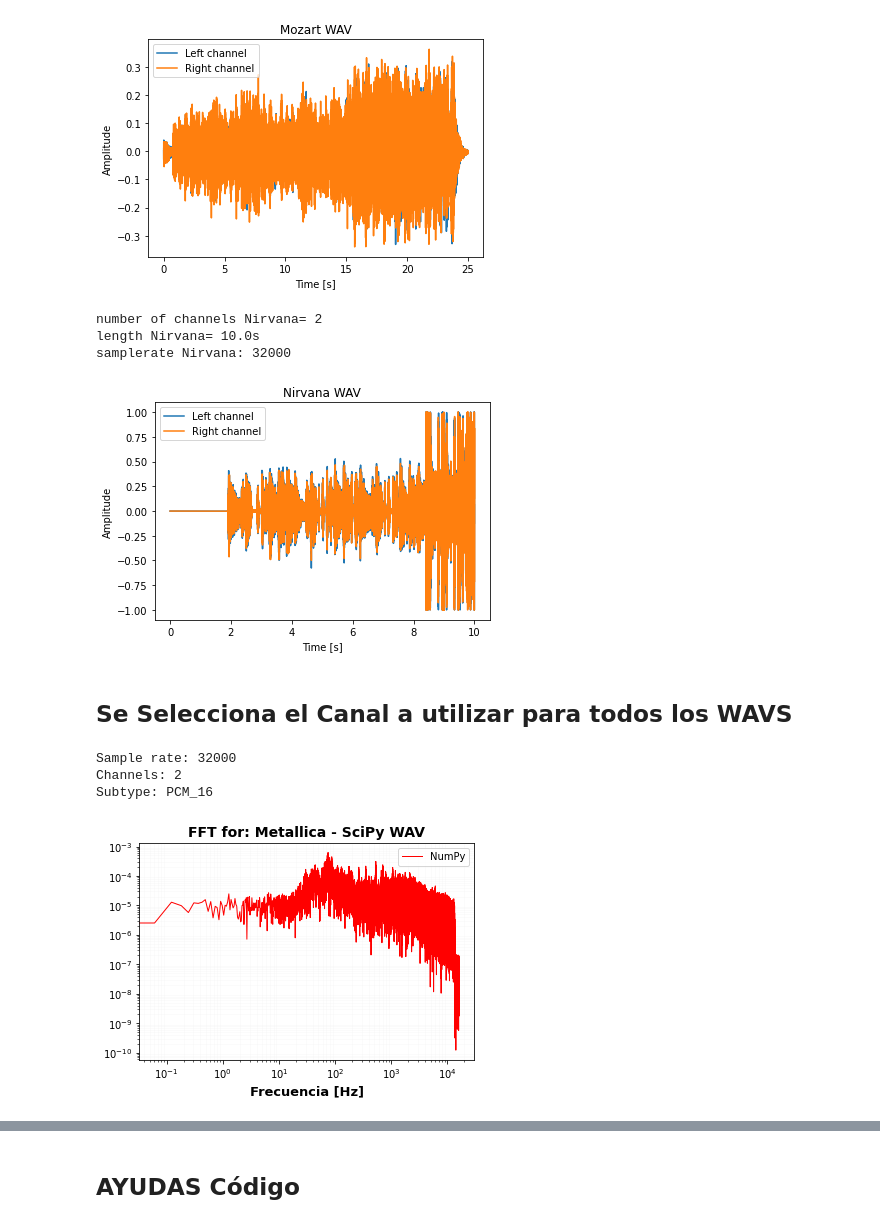
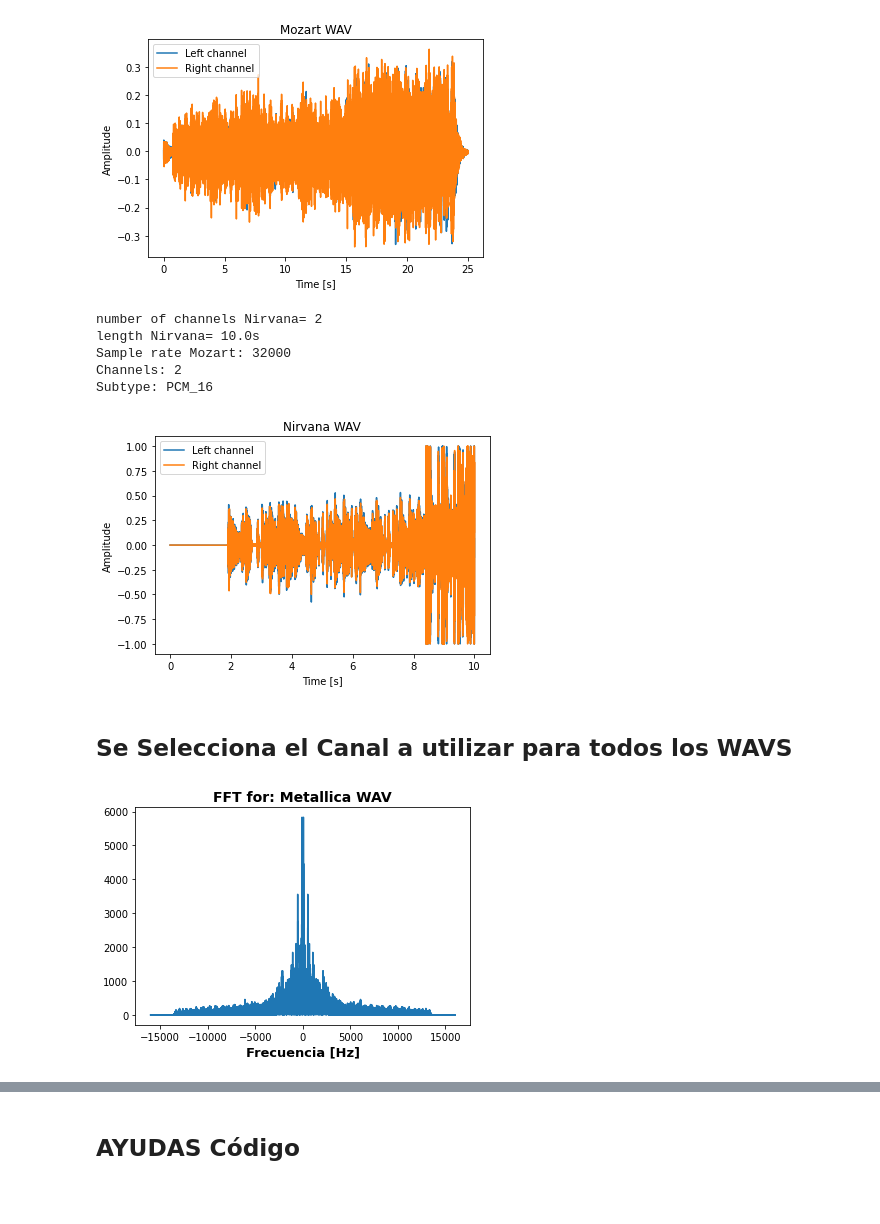
Before and after one commit to capajaro/DSP_Project, a Jupyter notebook: Proyecto_Final_DSP_UN.ipynb, the cells around one changed output, grey strips where cells are left out. Drawn from its saved outputs; the diff is of its cells as text; code cells hidden in the pictures; blank space fills up the shorter version.

```diff
--- a/Proyecto_Final_DSP_UN.ipynb
+++ b/Proyecto_Final_DSP_UN.ipynb
@@ -58,11 +62,13 @@ samplerate Mozart: 44100
 [figure]
 # %%
 print(f"number of channels Nirvana= {Nirvana_Data.shape[1]}")
-
+Nirvana_sf = sf.SoundFile('/content/Nirvana.wav')
 length = Nirvana_Data.shape[0] / samplerate_Nirvana
 print(f"length Nirvana= {length}s")
 
-print('samplerate Nirvana: %0.0f' %(samplerate_Nirvana))
+print('Sample rate Mozart: {}'.format(Nirvana_sf.samplerate))
+print('Channels: {}'.format(Nirvana_sf.channels))
+print('Subtype: {}'.format(Nirvana_sf.subtype))
 
 time = np.linspace(0., length, Nirvana_Data.shape[0])
 plt.plot(time, Nirvana_Data[:, 0], label="Left channel")
@@ -75,7 +81,9 @@ plt.show()
 # %% [output]
 number of channels Nirvana= 2
 length Nirvana= 10.0s
-samplerate Nirvana: 32000
+Sample rate Mozart: 32000
+Channels: 2
+Subtype: PCM_16
 [figure]
 # %% [markdown]
 ## Se Selecciona el Canal a utilizar para todos los WAVS
@@ -88,16 +96,7 @@ Canal = 1 if Canal_Name == 'Derecho' else 0
 Metallica = Metallica_Data[:, Canal]
 Nirvana = Nirvana_Data[:, Canal]
 Mozart = Mozart_Data[:, Canal]
-# %%
-ob = sf.SoundFile('/content/Metallica.wav')
-print('Sample rate: {}'.format(ob.samplerate))
-print('Channels: {}'.format(ob.channels))
-print('Subtype: {}'.format(ob.subtype))
-# %% [output]
-Sample rate: 32000
-Channels: 2
-Subtype: PCM_16
 # %%
-FoureirPlots(Metallica_Data[:,0], samplerate_Metallica, 'Metallica - SciPy')
+FoureirPlots(Metallica, samplerate_Metallica, 'Metallica')
 # %% [output]
-[figure, old version]
+[figure, new version]
```
Also changed, not shown: parts of 5 cells of this notebook.
